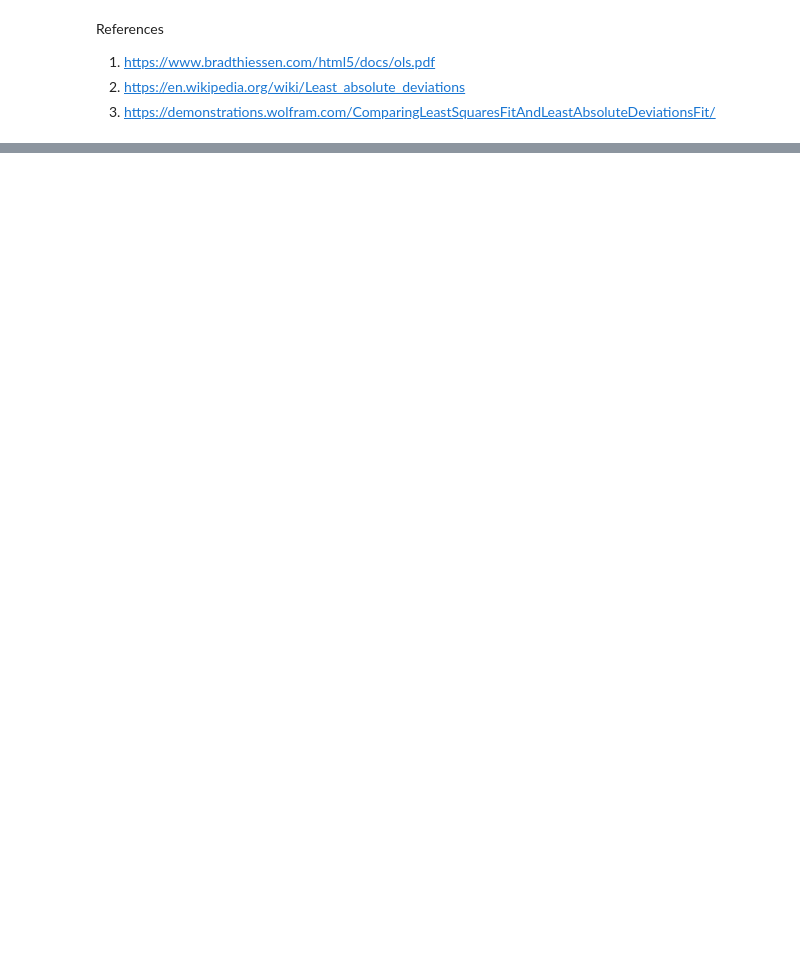
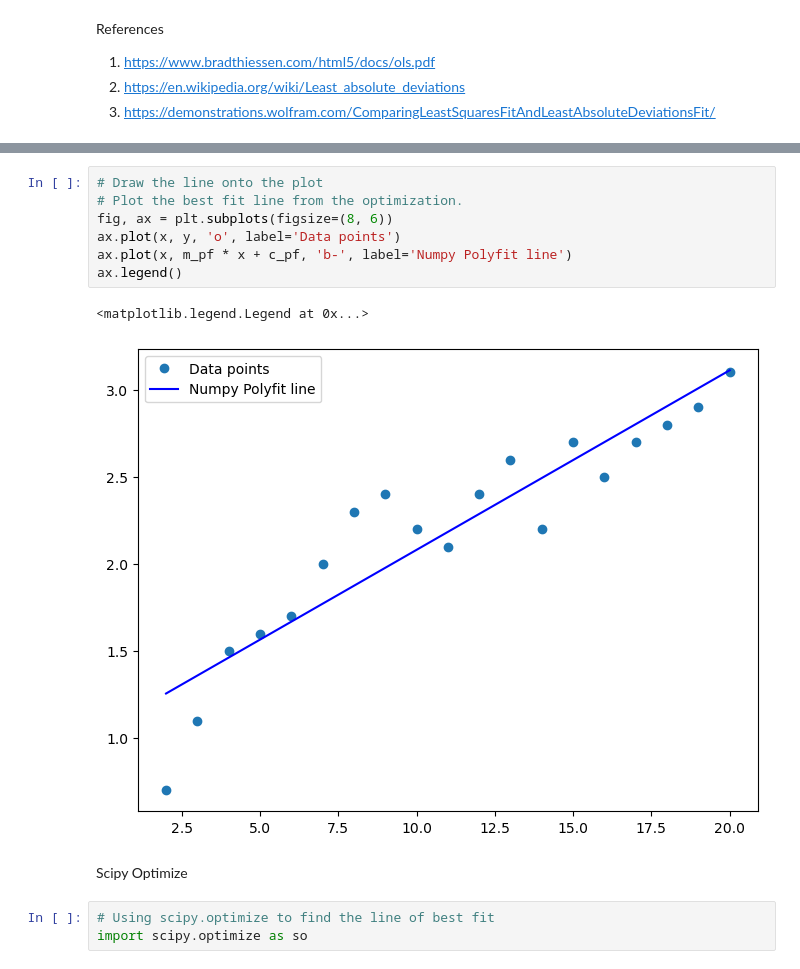
Before and after one commit to andrewjscott/machstat-assessment, a Jupyter notebook: Practicals/02-models-exercises.ipynb, the cells around one changed output, grey strips where cells are left out. Drawn from its saved outputs; the diff is of its cells as text; blank space fills up the shorter version.

```diff
--- a/Practicals/02-models-exercises.ipynb
+++ b/Practicals/02-models-exercises.ipynb
@@ -54,0 +90,15 @@ References
+# %%
+# Draw the line onto the plot
+# Plot the best fit line from the optimization.
+fig, ax = plt.subplots(figsize=(8, 6))
+ax.plot(x, y, 'o', label='Data points')
+ax.plot(x, m_pf * x + c_pf, 'b-', label='Numpy Polyfit line')
+ax.legend()
+# %% [output]
+<matplotlib.legend.Legend at 0x...>
+[figure, added]
+# %% [markdown]
+Scipy Optimize
+# %%
+# Using scipy.optimize to find the line of best fit
+import scipy.optimize as so
```
Also changed, not shown: parts of 15 cells of this notebook.
